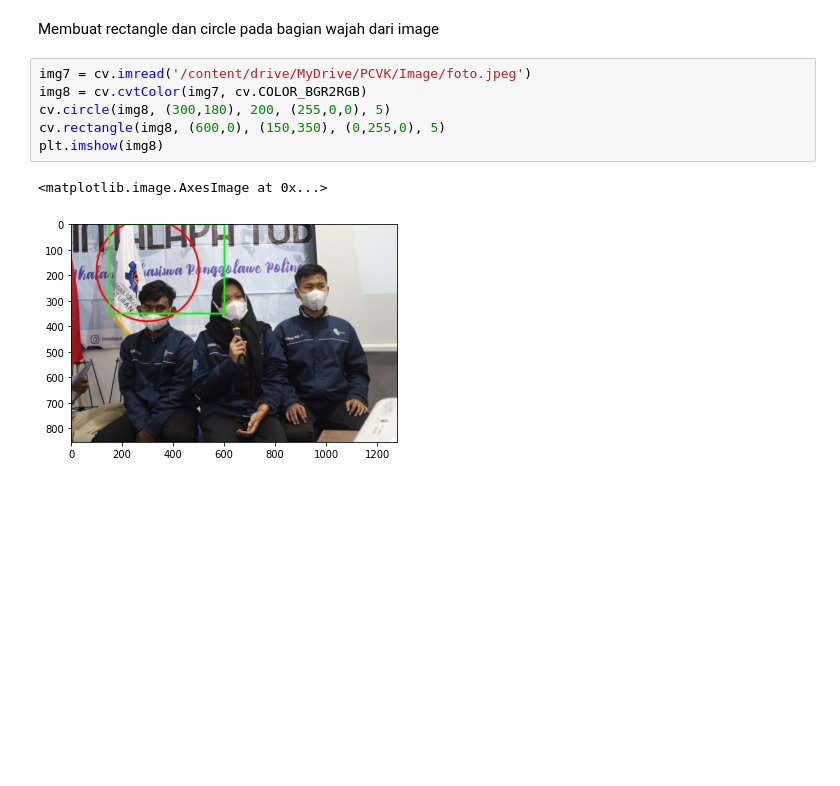
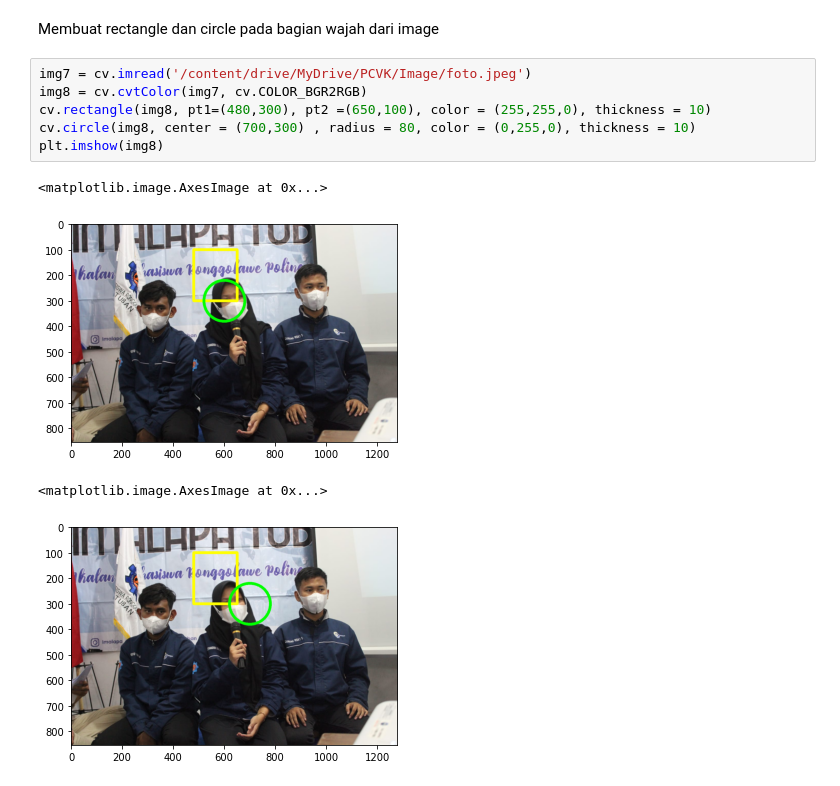
Before and after one commit to SitiZumarohdf/PCVK_Genap_2023, a Jupyter notebook: Week_2.ipynb, the cells around one changed output. Saved outputs shown, nothing was run; the diff lists cells and outputs as text; blank space fills up the shorter version.

```diff
--- a/Week_2.ipynb
+++ b/Week_2.ipynb
@@ -226,9 +250,11 @@ Membuat rectangle dan circle pada bagian wajah dari image
 # %%
 img7 = cv.imread('/content/drive/MyDrive/PCVK/Image/foto.jpeg')
 img8 = cv.cvtColor(img7, cv.COLOR_BGR2RGB)
-cv.circle(img8, (300,180), 200, (255,0,0), 5)
-cv.rectangle(img8, (600,0), (150,350), (0,255,0), 5)
+cv.rectangle(img8, pt1=(480,300), pt2 =(650,100), color = (255,255,0), thickness = 10)
+cv.circle(img8, center = (700,300) , radius = 80, color = (0,255,0), thickness = 10)
 plt.imshow(img8)
 # %% [output]
 <matplotlib.image.AxesImage at 0x...>
-[figure, old version]
+[figure, new version]
+<matplotlib.image.AxesImage at 0x...>
+[figure, added]
```
Also changed, not shown: parts of 11 cells of this notebook.
